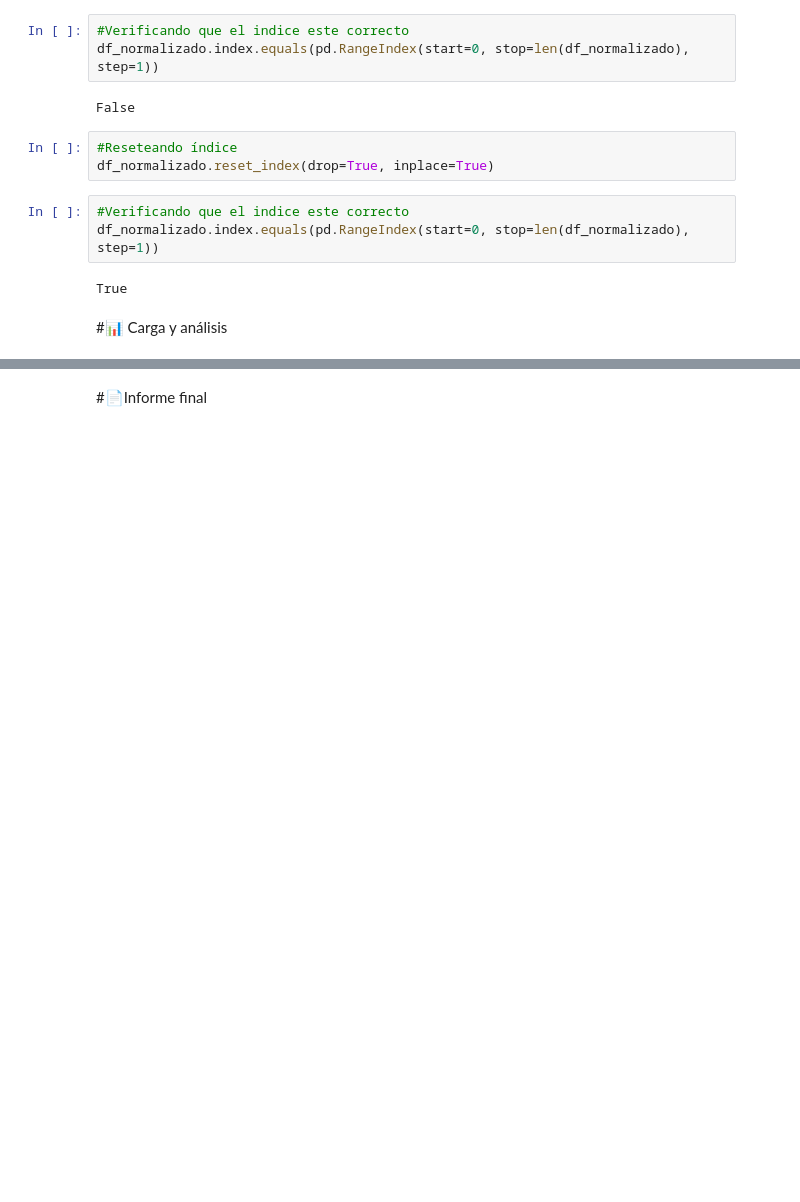
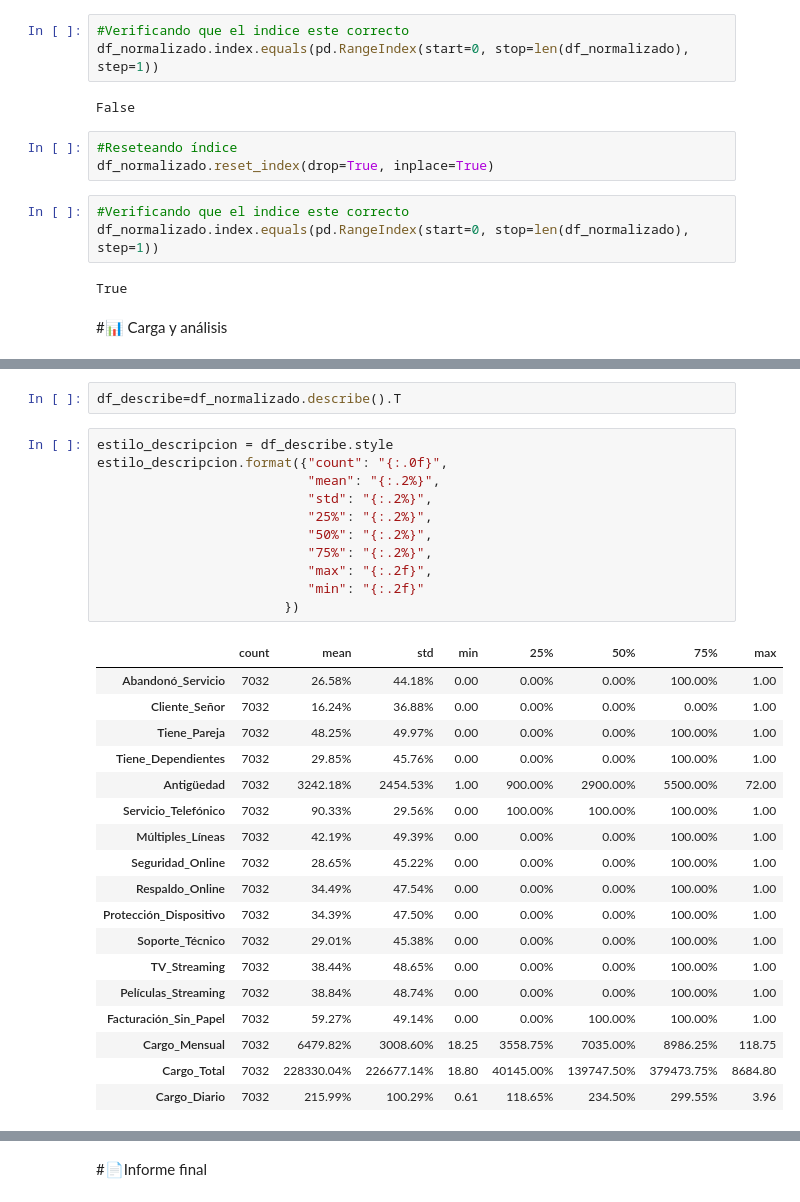
Before and after one commit to KonungurProFer/Proyecto_telecom_X, a Jupyter notebook: TelecomX_LATAM.ipynb, the cells around one changed output, grey strips where cells are left out. Saved outputs shown, nothing was run; the diff lists cells and outputs as text; blank space fills up the shorter version.

```diff
--- a/TelecomX_LATAM.ipynb
+++ b/TelecomX_LATAM.ipynb
@@ -419,0 +426,32 @@ True
+# %%
+df_describe=df_normalizado.describe().T
+# %%
+estilo_descripcion = df_describe.style
+estilo_descripcion.format({"count": "{:.0f}",
+                           "mean": "{:.2%}",
+                           "std": "{:.2%}",
+                           "25%": "{:.2%}",
+                           "50%": "{:.2%}",
+                           "75%": "{:.2%}",
+                           "max": "{:.2f}",
+                           "min": "{:.2f}"
+                        })
+# %% [output]
+|  | count | mean | std | min | 25% | 50% | 75% | max |
+| Abandonó_Servicio | 7032 | 26.58% | 44.18% | 0.00 | 0.00% | 0.00% | 100.00% | 1.00 |
+| Cliente_Señor | 7032 | 16.24% | 36.88% | 0.00 | 0.00% | 0.00% | 0.00% | 1.00 |
+| Tiene_Pareja | 7032 | 48.25% | 49.97% | 0.00 | 0.00% | 0.00% | 100.00% | 1.00 |
+| Tiene_Dependientes | 7032 | 29.85% | 45.76% | 0.00 | 0.00% | 0.00% | 100.00% | 1.00 |
+| Antigüedad | 7032 | 3242.18% | 2454.53% | 1.00 | 900.00% | 2900.00% | 5500.00% | 72.00 |
+| Servicio_Telefónico | 7032 | 90.33% | 29.56% | 0.00 | 100.00% | 100.00% | 100.00% | 1.00 |
+| Múltiples_Líneas | 7032 | 42.19% | 49.39% | 0.00 | 0.00% | 0.00% | 100.00% | 1.00 |
+| Seguridad_Online | 7032 | 28.65% | 45.22% | 0.00 | 0.00% | 0.00% | 100.00% | 1.00 |
+| Respaldo_Online | 7032 | 34.49% | 47.54% | 0.00 | 0.00% | 0.00% | 100.00% | 1.00 |
+| Protección_Dispositivo | 7032 | 34.39% | 47.50% | 0.00 | 0.00% | 0.00% | 100.00% | 1.00 |
+| Soporte_Técnico | 7032 | 29.01% | 45.38% | 0.00 | 0.00% | 0.00% | 100.00% | 1.00 |
+| TV_Streaming | 7032 | 38.44% | 48.65% | 0.00 | 0.00% | 0.00% | 100.00% | 1.00 |
+| Películas_Streaming | 7032 | 38.84% | 48.74% | 0.00 | 0.00% | 0.00% | 100.00% | 1.00 |
+| Facturación_Sin_Papel | 7032 | 59.27% | 49.14% | 0.00 | 0.00% | 100.00% | 100.00% | 1.00 |
+| Cargo_Mensual | 7032 | 6479.82% | 3008.60% | 18.25 | 3558.75% | 7035.00% | 8986.25% | 118.75 |
+| Cargo_Total | 7032 | 228330.04% | 226677.14% | 18.80 | 40145.00% | 139747.50% | 379473.75% | 8684.80 |
+| Cargo_Diario | 7032 | 215.99% | 100.29% | 0.61 | 118.65% | 234.50% | 299.55% | 3.96 |
```
Also changed, not shown: parts of 8 cells of this notebook.
